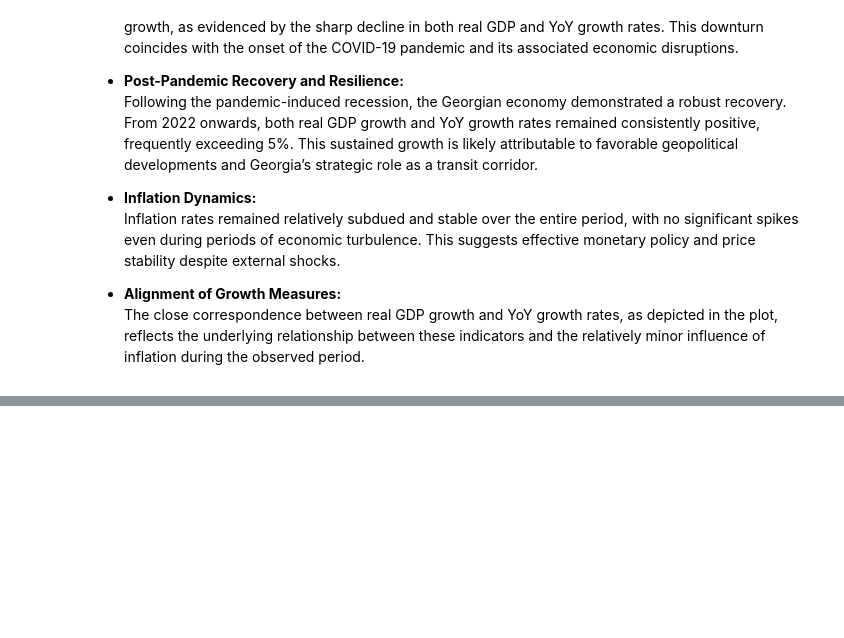
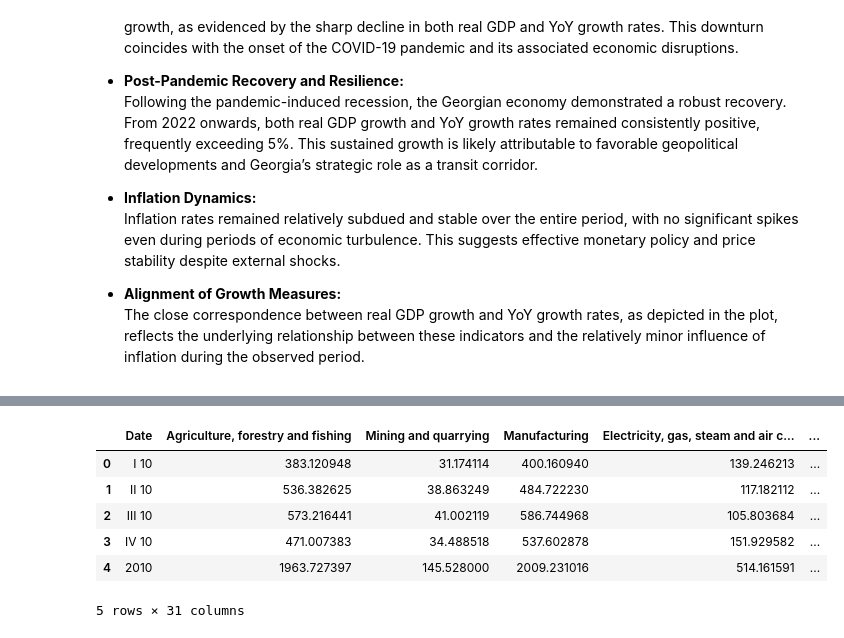
Before and after one commit to DavitGamtenadze/ISET_CPD_Business_Cycle, a Jupyter notebook: notebooks/Quarterly_GDP_to_monthly.ipynb, the cells around one changed output, grey strips where cells are left out. Drawn from its saved outputs; the diff is of its cells as text; code cells hidden in the pictures; blank space fills up the shorter version.

```diff
--- a/notebooks/Quarterly_GDP_to_monthly.ipynb
+++ b/notebooks/Quarterly_GDP_to_monthly.ipynb
@@ -216,0 +242,12 @@ merged_data.to_csv('../data/processed_data/georgia_monthly_growth_and_inflation_
+# %%
+# read in the quarterly GDP data
+quarterly_gdp = pd.read_excel('../data/processed_data/georgia_quarterly_gdp_processed.xlsx')
+quarterly_gdp.head()
+# %% [output]
+|  | Date | Agriculture, forestry and fishing | Mining and quarrying | Manufacturing | Electricity, gas, steam and air c... | ... |
+| 0 | I 10 | 383.120948 | 31.174114 | 400.160940 | 139.246213 | ... |
+| 1 | II 10 | 536.382625 | 38.863249 | 484.722230 | 117.182112 | ... |
+| 2 | III 10 | 573.216441 | 41.002119 | 586.744968 | 105.803684 | ... |
+| 3 | IV 10 | 471.007383 | 34.488518 | 537.602878 | 151.929582 | ... |
+| 4 | 2010 | 1963.727397 | 145.528000 | 2009.231016 | 514.161591 | ... |
+5 rows × 31 columns
```
Also changed, not shown: parts of 23 cells of this notebook, 4 other files.
